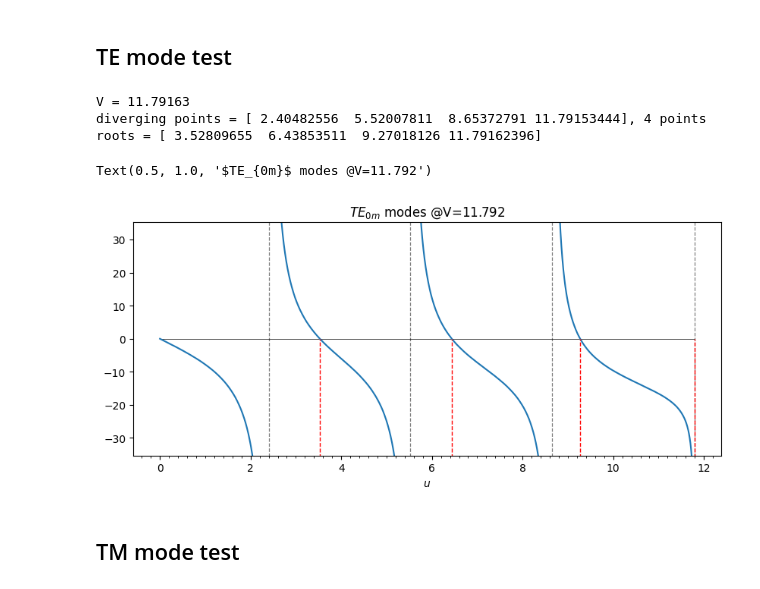
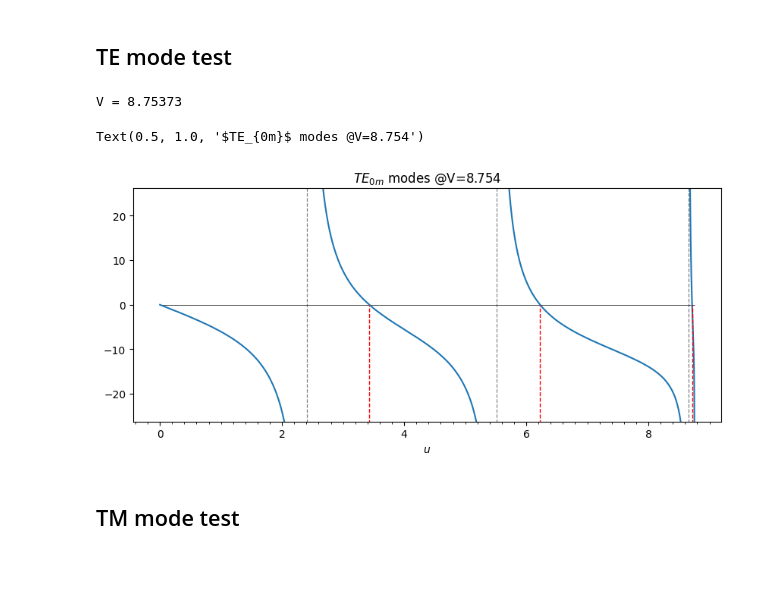
Before and after one commit to jkkow/fmdtool, a Jupyter notebook: draft/usolver_general.ipynb, the cells around one changed output. Drawn from its saved outputs; the diff is of its cells as text; code cells hidden in the pictures.

```diff
--- a/draft/usolver_general.ipynb
+++ b/draft/usolver_general.ipynb
@@ -103,7 +103,7 @@ def get_init_points_to_solve_TEM(v):
   else:
     return None
 # %%
-def get_roots_for_TEM(eigen_eq: callable, init_points: list[float], v) -> list[float]:
+def get_roots_for_TEM(eigen_eq: callable, init_points: list[float], v) -> np.ndarray:
   init_points = get_init_points_to_solve_TEM(v)
 
   if init_points is not None:
@@ -138,7 +138,7 @@ def plot_eigen_eq(eigen_eq, v, plot_limit=None):
   u = np.linspace(0.0001, v-0.0001, int(v*2000))
 
   eigen_plot = eigen_eq(u)
-  eigen_plot = np.where(abs(eigen_plot) >= 20000, None, eigen_plot)
+  eigen_plot = np.where(abs(eigen_plot) >= 2000, None, eigen_plot)
   ax.plot(u, eigen_plot)
 
 
@@ -152,38 +152,36 @@ def plot_diverging_points(ax, v, q, plot_limit=None):
   # plot diverging assymtotic lines
   if plot_limit is None:
     plot_limit = 5*v
+
   diverging_pionts = get_diverging_points(v, q)
-  if diverging_pionts is not None:
-    print(f"diverging points = {diverging_pionts}, {len(diverging_pionts)} points")
+
   ax.vlines(x=diverging_pionts, ymin=-plot_limit, ymax=plot_limit, linestyles='dashed', colors='k', alpha=0.5, linewidth=0.9)
 # %%
 def plot_roots(ax, roots, plot_limit=None):
+
   if plot_limit is None:
     plot_limit = 10*roots[-1]
-  if roots is not None:
-    print(f"roots = {roots}")
+
   ax.vlines(x=roots, ymin=-plot_limit, ymax=0, linestyles='dashed', colors='r', linewidth=1.0, label="Roots")
 # %% [markdown]
 ## TE mode test
 # %%
-v = jn_zeros(0, 4)[-1] + 0.0001
+v = jn_zeros(0, 3)[-1] + 0.1
 print(f"V = {v:.5f}")
 na = 0.3
 nclad = 1.444
 ncore = np.sqrt(na*na + nclad*nclad)
 
 eigen_te = gen_eigen_eq(v, ncore, nclad, q=0, mode='te')
 fig, ax = plot_eigen_eq(eigen_te, v)
 plot_diverging_points(ax, v, 0)
 roots = get_roots_for_TEM(eigen_te, get_init_points_to_solve_TEM(v), v)
 plot_roots(ax, roots)
 ax.set_title(r"$TE_{0m}$ modes"+f" @V={v:.3f}")
 # %% [output]
-V = 11.79163
-diverging points = [ 2.40482556  5.52007811  8.65372791 11.79153444], 4 points
-roots = [ 3.52809655  6.43853511  9.27018126 11.79162396]
+V = 8.75373
-Text(0.5, 1.0, '$TE_{0m}$ modes @V=11.792')
+Text(0.5, 1.0, '$TE_{0m}$ modes @V=8.754')
-[figure, old version]
+[figure, new version]
 # %% [markdown]
 ## TM mode test
 # %%
```
Also changed, not shown: parts of 9 cells of this notebook.
